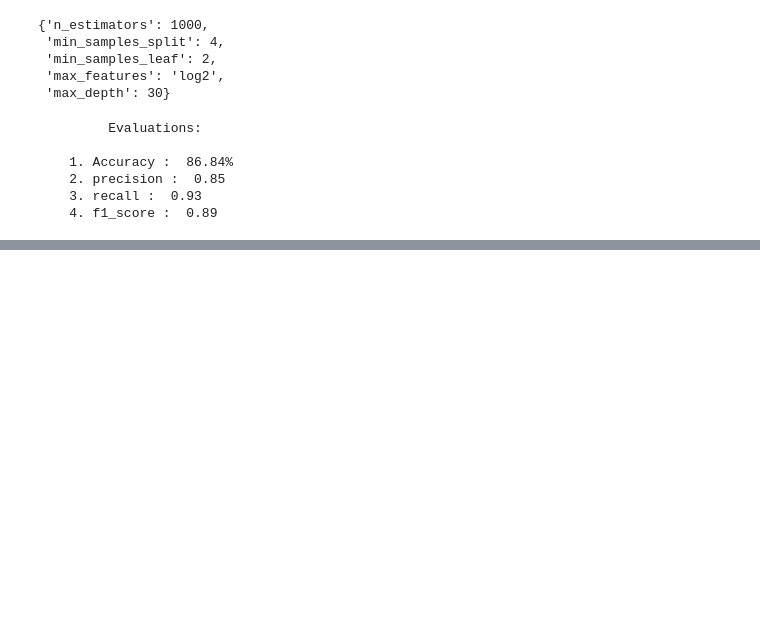
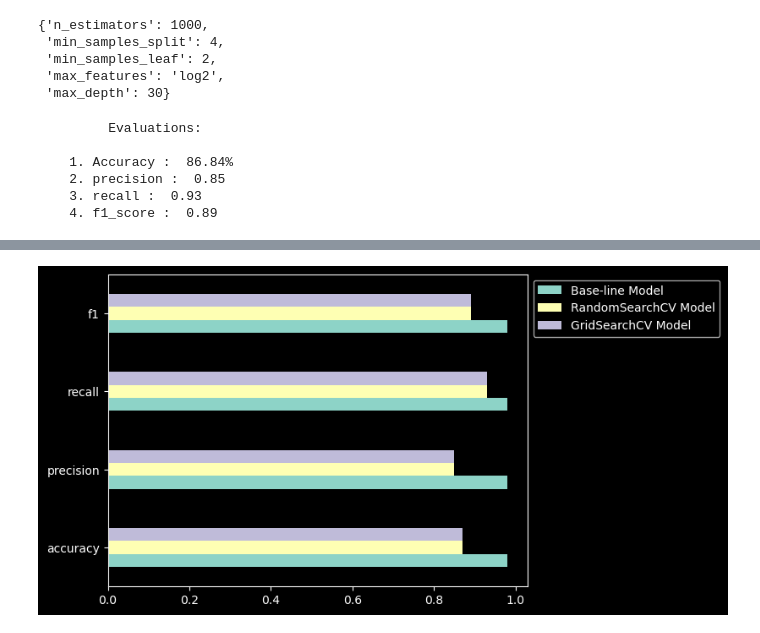
Before and after one commit to DarkDk123/ZTM-ML-Data-Science, a Jupyter notebook: 7. Scikit learn - Creating ML models/Scikit-learn Entire Breakdown.ipynb, the cells around one changed output, grey strips where cells are left out. Drawn from its saved outputs; the diff is of its cells as text; code cells hidden in the pictures; blank space fills up the shorter version.

Commit message:
5.3 Improving a ML Model using GridSearchCV.

```diff
--- a/7. Scikit learn - Creating ML models/Scikit-learn Entire Breakdown.ipynb
+++ b/7. Scikit learn - Creating ML models/Scikit-learn Entire Breakdown.ipynb
@@ -2577,0 +2648,15 @@ rs_metrics = evaluate_preds(y_test, rs_y_preds)
+# %%
+# Let's predict using our best model.
+gs_y_preds = gs_clf.predict(x_test)
+
+# Let's evaluate it's predictions.
+gs_metrics = evaluate_preds(y_test, gs_y_preds)
+gs_metrics
+
+## It is almost same as the previous RandomSearchCV.
+
+# So, in conclusion, the best model hyperparameters are the default ones.
+# It is recommended to only tune the hyperparameters if you have a deep understanding,
+# and intuition that it will enhance the performance of the model.
+
+# The default set of hyperparameters is the best one if you don't know much.
@@ -2577,0 +2673,10 @@ rs_metrics = evaluate_preds(y_test, rs_y_preds)
+# %%
+compare_metrics = pd.DataFrame(
+    {
+        "Base-line Model" :baseline_metrics,
+        "RandomSearchCV Model":rs_metrics,
+        "GridSearchCV Model": gs_metrics
+    }
+)
+
+compare_metrics # Show it
@@ -2577,0 +2689,7 @@ rs_metrics = evaluate_preds(y_test, rs_y_preds)
+# %%
+# Let's visualize the differences.
+
+compare_metrics.plot.barh();
+plt.legend().set_bbox_to_anchor((1, 1))
+# %% [output]
+[figure, added]
```
Also changed, not shown: parts of 12 cells of this notebook, 2 other files.
